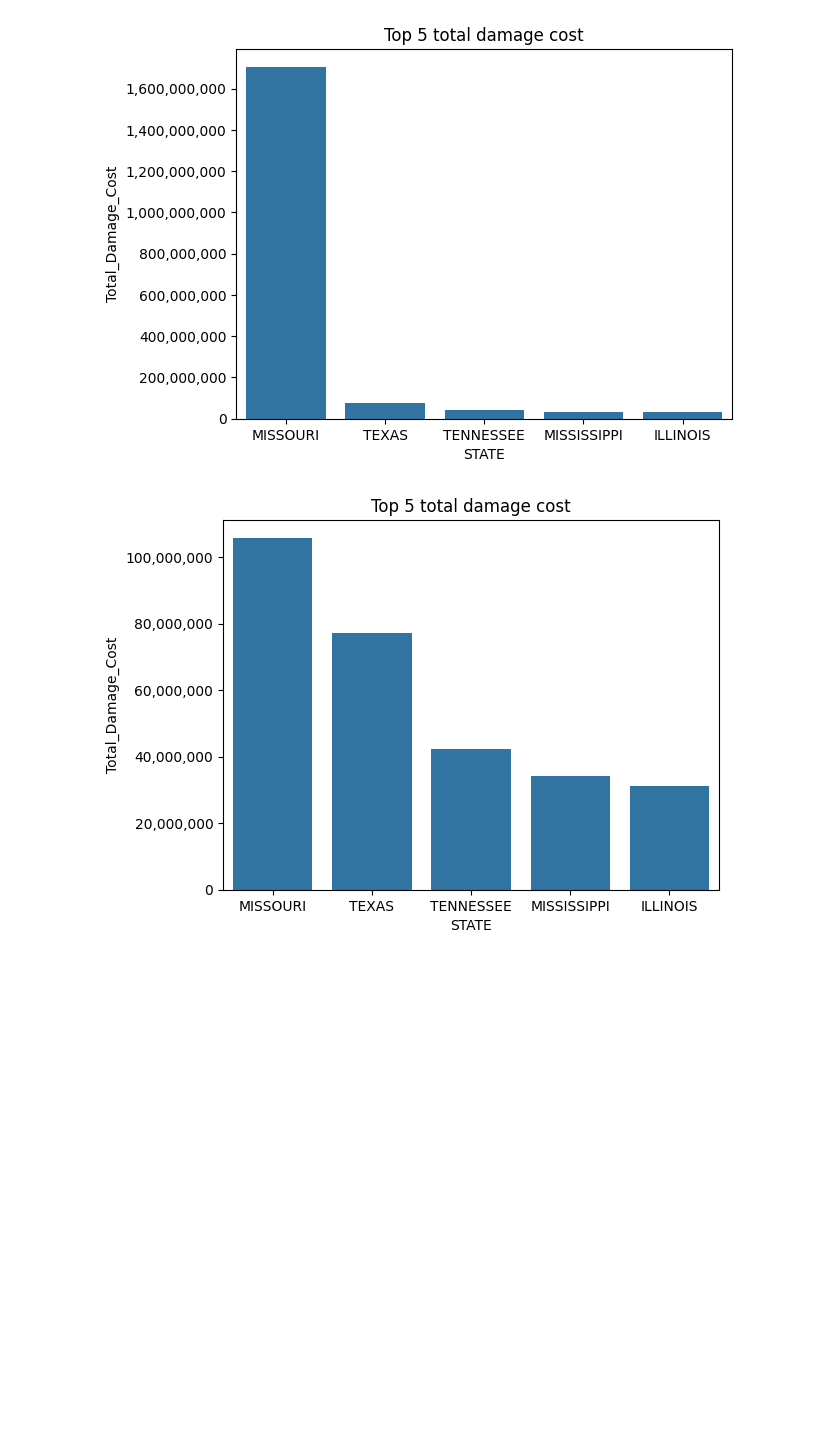
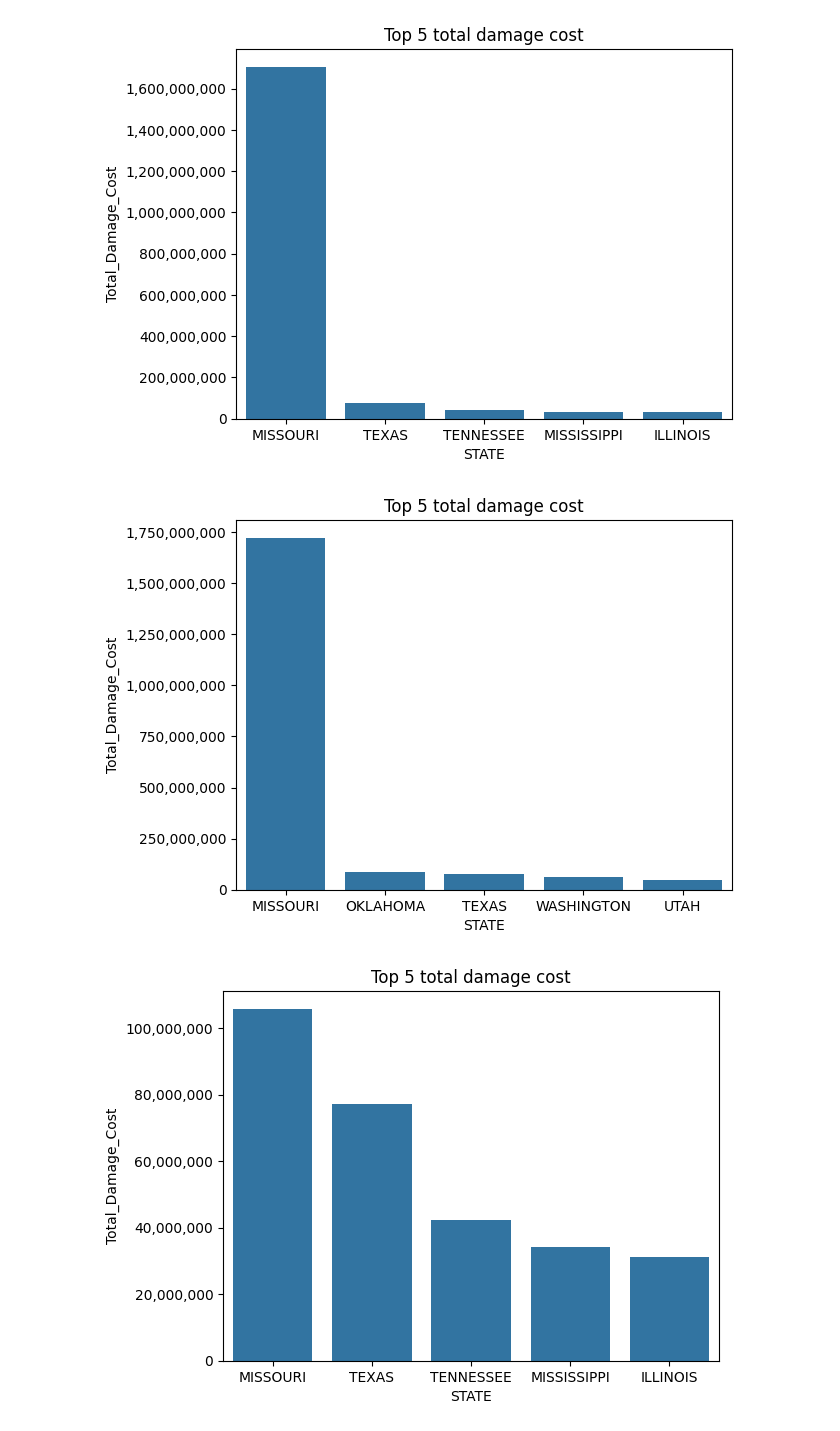
Before and after one commit to 110325-Data-Foundations/Group2FinalProject, a Jupyter notebook: subre_files.ipynb, the cells around one changed output. Drawn from its saved outputs; the diff is of its cells as text; code cells hidden in the pictures; blank space fills up the shorter version.

Commit message:
Using the full dataset for the graphs

```diff
--- a/subre_files.ipynb
+++ b/subre_files.ipynb
@@ -15,3 +15,4 @@ database_url = os.getenv('DATABASE_URL')
 engine = create_engine(database_url)
 
 df = pd.read_sql('SELECT * FROM storm_events_details_cleaned', engine)
+df2 = pd.read_sql('SELECT * FROM storm_events_details', engine)
@@ -18,5 +54,8 @@ df = pd.read_sql('SELECT * FROM storm_events_details_cleaned', engine)
 # %% [markdown]
 Creating a function where it changes the K's, M's and B's in damages to being actually float values
+# %%
+df2['DAMAGE_PROPERTY']= df2['DAMAGE_PROPERTY'].fillna('0')
+df2['DAMAGE_CROPS'] = df2['DAMAGE_CROPS'].fillna('0')
 # %%
 def written_to_full_amount(row):
     if row[-1:] == 'K':
@@ -36,6 +76,12 @@ df['DAMAGE_PROPERTY_FLOAT'] = df['DAMAGE_PROPERTY'].apply(written_to_full_amount
 df['DAMAGE_CROPS_FLOAT'] = df['DAMAGE_CROPS'].apply(written_to_full_amount)
 df['Total_Damage_Cost'] = df['DAMAGE_CROPS_FLOAT'] + df['DAMAGE_PROPERTY_FLOAT']
 df['END_DATE_TIME_DT'] = df['END_DATE_TIME'].apply(pd.to_datetime)
+# %%
+# Full dataset
+df2['DAMAGE_PROPERTY_FLOAT'] = df2['DAMAGE_PROPERTY'].apply(written_to_full_amount)
+df2['DAMAGE_CROPS_FLOAT'] = df2['DAMAGE_CROPS'].apply(written_to_full_amount)
+df2['Total_Damage_Cost'] = df2['DAMAGE_CROPS_FLOAT'] + df2['DAMAGE_PROPERTY_FLOAT']
+df2['END_DATE_TIME_DT'] = df2['END_DATE_TIME'].apply(pd.to_datetime)
 # %%
 df['END_DATE_TIME_DT']
 # %% [output]
@@ -65,6 +127,17 @@ ax.yaxis.set_major_formatter(FuncFormatter(lambda x, _: f"{int(x):,}"))
 plt.show()
 # %% [output]
 [figure]
+# %%
+Grouped_State_df2 = df2.groupby('STATE', as_index=False)['Total_Damage_Cost'].sum()
+Grouped_State_df2
+
+ax = sns.barplot(Grouped_State_df2.sort_values(by = 'Total_Damage_Cost',ascending = False).head(5),
+                 x = 'STATE', y = 'Total_Damage_Cost')
+ax.set(title = 'Top 5 total damage cost')
+ax.yaxis.set_major_formatter(FuncFormatter(lambda x, _: f"{int(x):,}"))
+plt.show()
+# %% [output]
+[figure, added]
 # %%
 Grouped_State_df_out = df_outlier.groupby('STATE', as_index=False)['Total_Damage_Cost'].sum()
 Grouped_State_df_out
```
Also changed, not shown: parts of 9 cells of this notebook.
